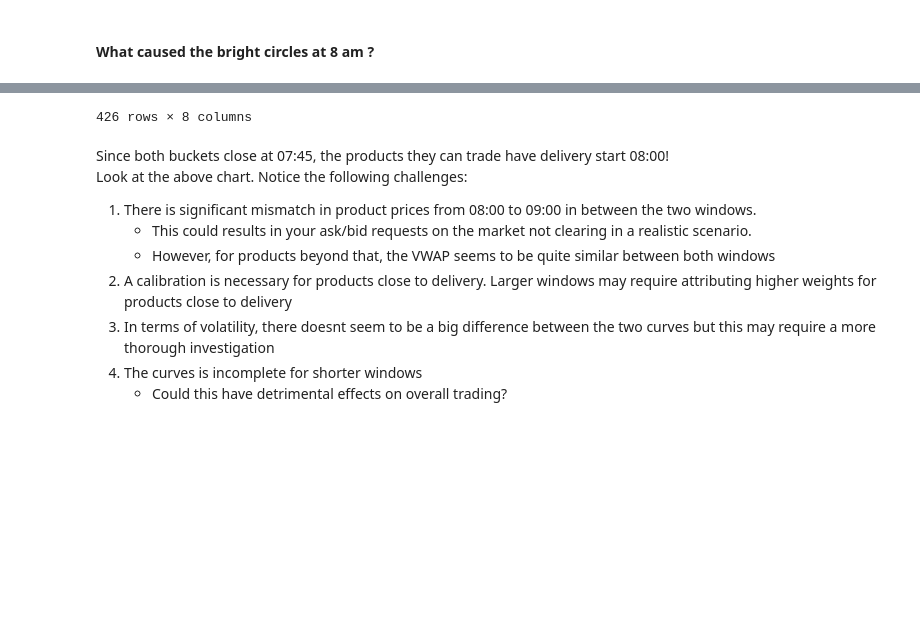
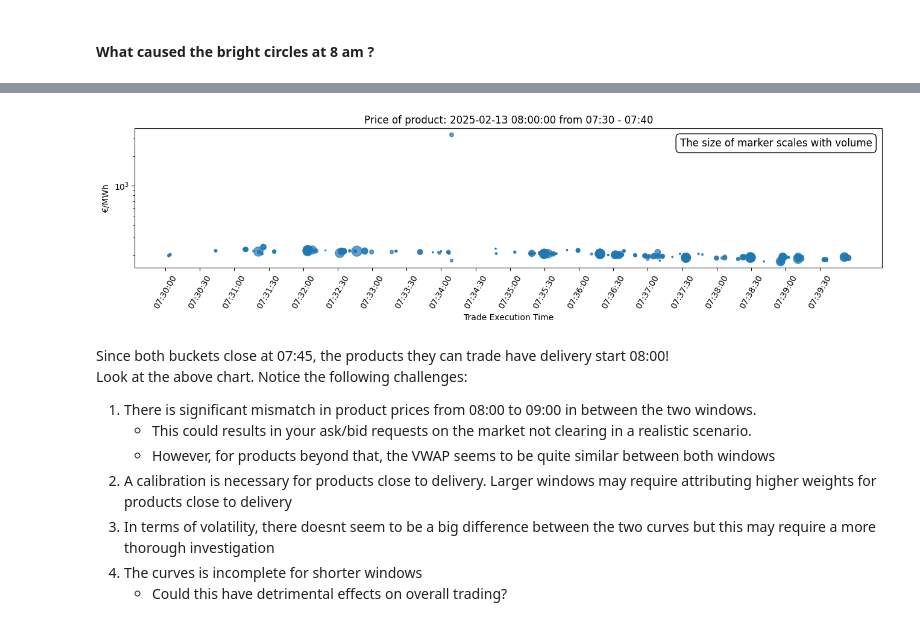
Before and after one commit to ub1999/Rolling-Intrinsic-BESS-Intraday-Trading, a Jupyter notebook: Code/Rolling Intrinsic/EDA.ipynb, the cells around one changed output, grey strips where cells are left out. Cells and saved outputs as stored; diff of their text form; code cells hidden in the pictures; blank space fills up the shorter version.

```diff
--- a/Code/Rolling Intrinsic/EDA.ipynb
+++ b/Code/Rolling Intrinsic/EDA.ipynb
@@ -130,7 +132,37 @@ In smaller windows this will **significantly increase the VWAP**, but you may no
 # %% [markdown]
 #### What caused the bright circles at **8 am** ?
 # %%
-df_temp[(df_temp.index > "2025-02-13 07:30:00") &\
+plot_product_price = df_temp[(df_temp.index > "2025-02-13 07:30:00") &\
         (df_temp.index < "2025-02-13 07:40:00") &\
-        (df_temp.deliverystart == "2025-02-13 08:00:00+01:00")].sort_values("price",ascending=False)
+        (df_temp.deliverystart == "2025-02-13 08:00:00+01:00")]\
+                .sort_values("price",ascending=False)
+
+plt.figure(figsize=(16, 3))
+plt.scatter(x=plot_product_price.index,y=plot_product_price.price,
+        s=plot_product_price["volume"] * 100,       # marker size (adjust multiplier as needed)
+        c="tab:blue",                             # marker color
+        alpha=0.7,
+        marker="o",
+)
+plt.title("Price of product: 2025-02-13 08:00:00 from 07:30 - 07:40",)
+plt.ylabel("€/MWh")
+plt.xlabel("Trade Execution Time")
+x_ticks=pd.date_range(plot_product_price.index.min().replace(second=0),
+                      plot_product_price.index.max(),
+                      freq="30s")
+plt.xticks(ticks = x_ticks,
+           labels = x_ticks.strftime("%H:%M:%S"),
+           rotation=60
+           )
+plt.yscale(value="log")
+plt.annotate(
+    "The size of marker scales with volume",
+    xy=(plot_product_price.price.idxmax(), plot_product_price.price.max()),   # Point to a real data point
+    xytext=(plot_product_price.sort_index().index[-100], 2500),  # Place text above the plot
+
+    fontsize=12,
+    color="black",
+    bbox=dict(boxstyle="round,pad=0.4", fc="white", ec="black", lw=1)
+)
+plt.show()
 # %% [output]
@@ -150,4 +169,4 @@ df_temp[(df_temp.index > "2025-02-13 07:30:00") &\
-426 rows × 8 columns
+[figure, added]
 # %%
 exec_time_range = slice(pd.Timestamp("02.12.2025",tz="Europe/Berlin"),
                         pd.Timestamp("02.14.2025",tz="Europe/Berlin"))
```
Also changed, not shown: parts of 15 cells of this notebook, 1 other file.
